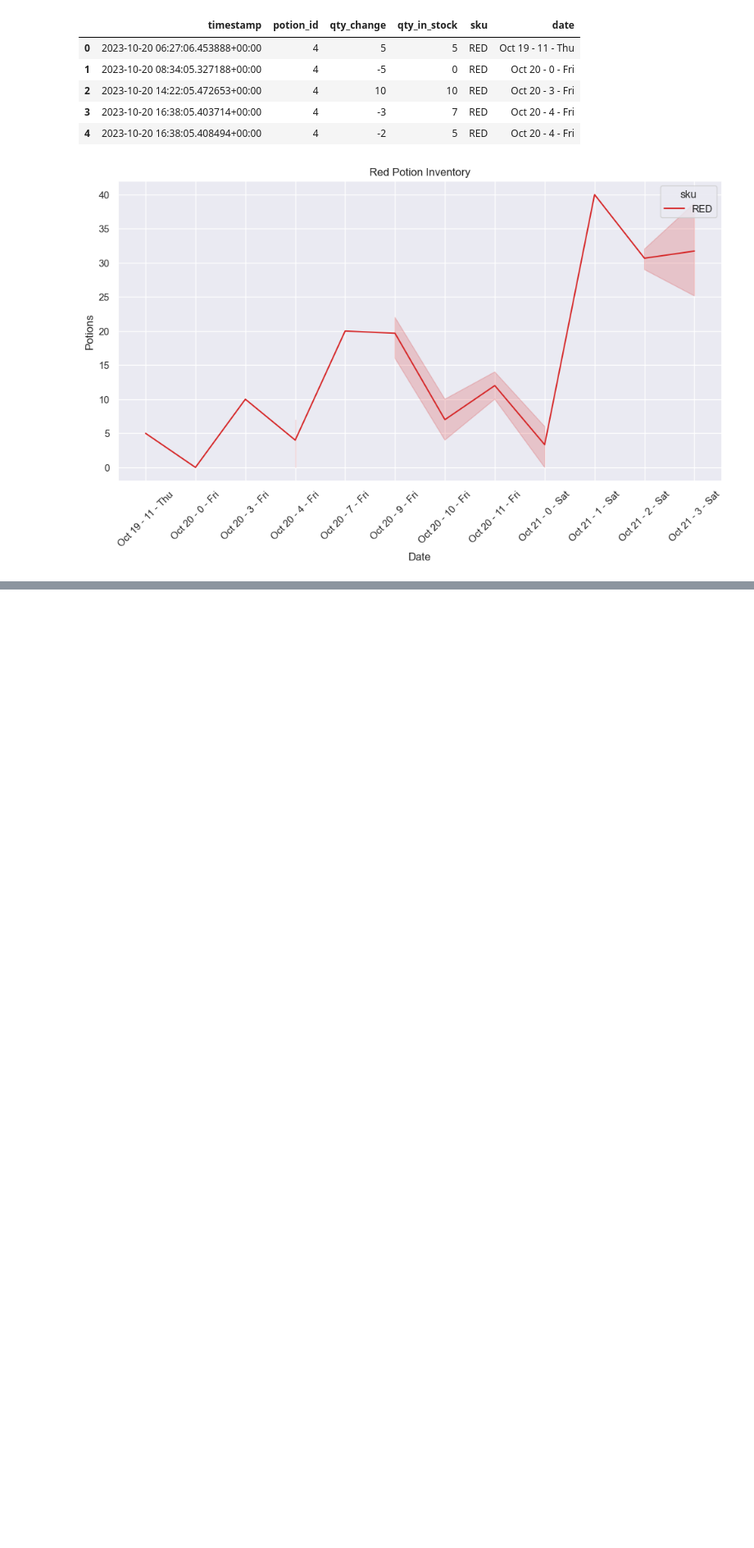
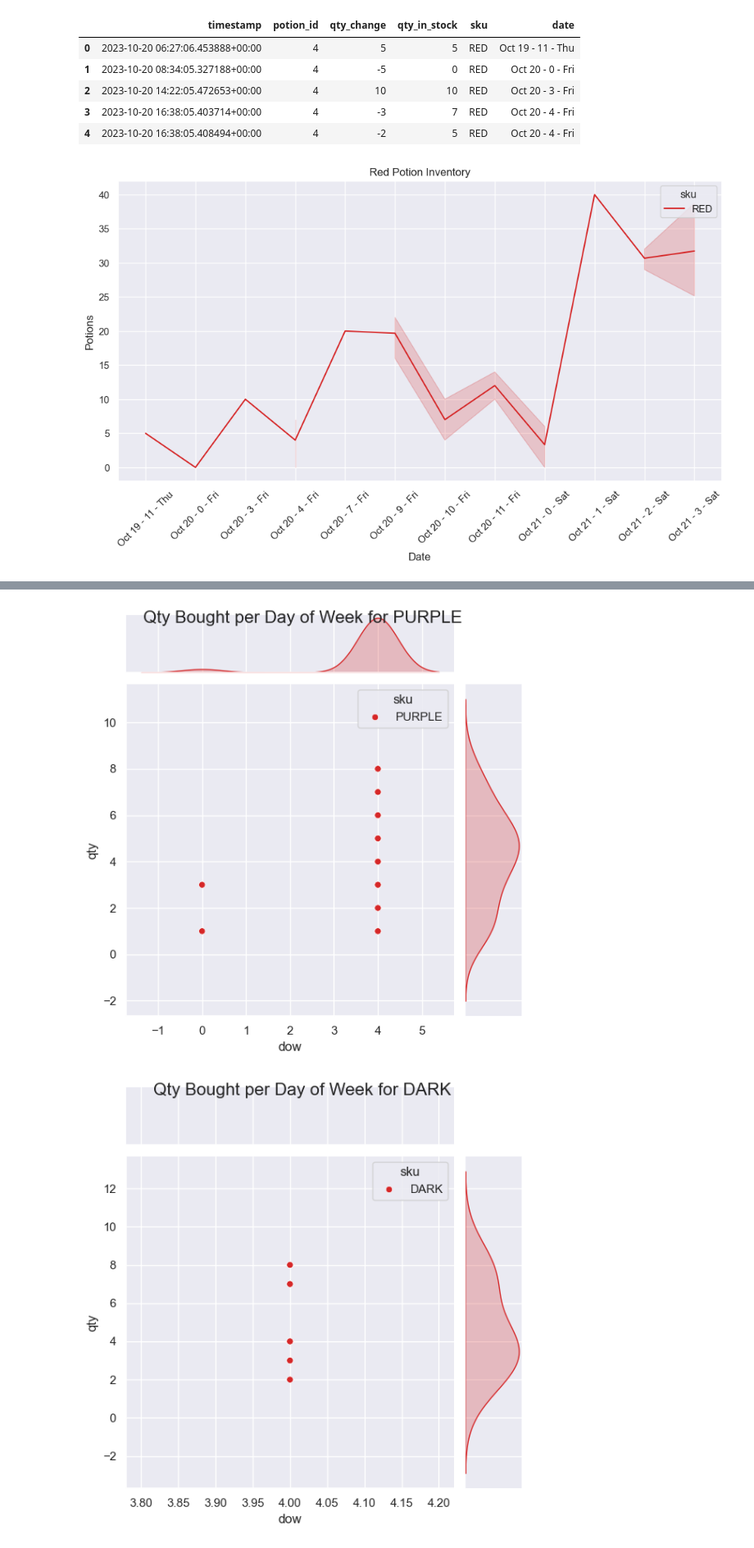
Before and after one commit to StarDylan/StellarElixirs, a Jupyter notebook: theory/customers.ipynb, the cells around one changed output, grey strips where cells are left out. Shown at 82% size. Drawn from its saved outputs; the diff is of its cells as text; code cells hidden in the pictures; blank space fills up the shorter version.

```diff
--- a/theory/customers.ipynb
+++ b/theory/customers.ipynb
@@ -77,0 +88,11 @@ NameError: name 'df_current_values' is not defined
+# %%
+df3 = pd.read_sql(sqlalchemy.text("""
+SELECT
+  sku,
+  quantity AS qty,
+  extract(dow from created_at) as dow
+FROM cart_contents
+JOIN potion_types ON potion_types.id = cart_contents.potion_id
+                                  """), engine)
+
+df.head()
@@ -77,0 +106,7 @@ NameError: name 'df_current_values' is not defined
+# %%
+for x in df3["sku"].unique():
+    p = sns.jointplot(data=df3[df3["sku"] == x], x='dow', y='qty', hue='sku', palette=['tab:red'])
+    p.fig.suptitle(f'Qty Bought per Day of Week for {x}', fontsize=16)
+# %% [output]
+[figure, added]
+[figure, added]
```
Also changed, not shown: parts of 5 cells of this notebook, 1 other file.
